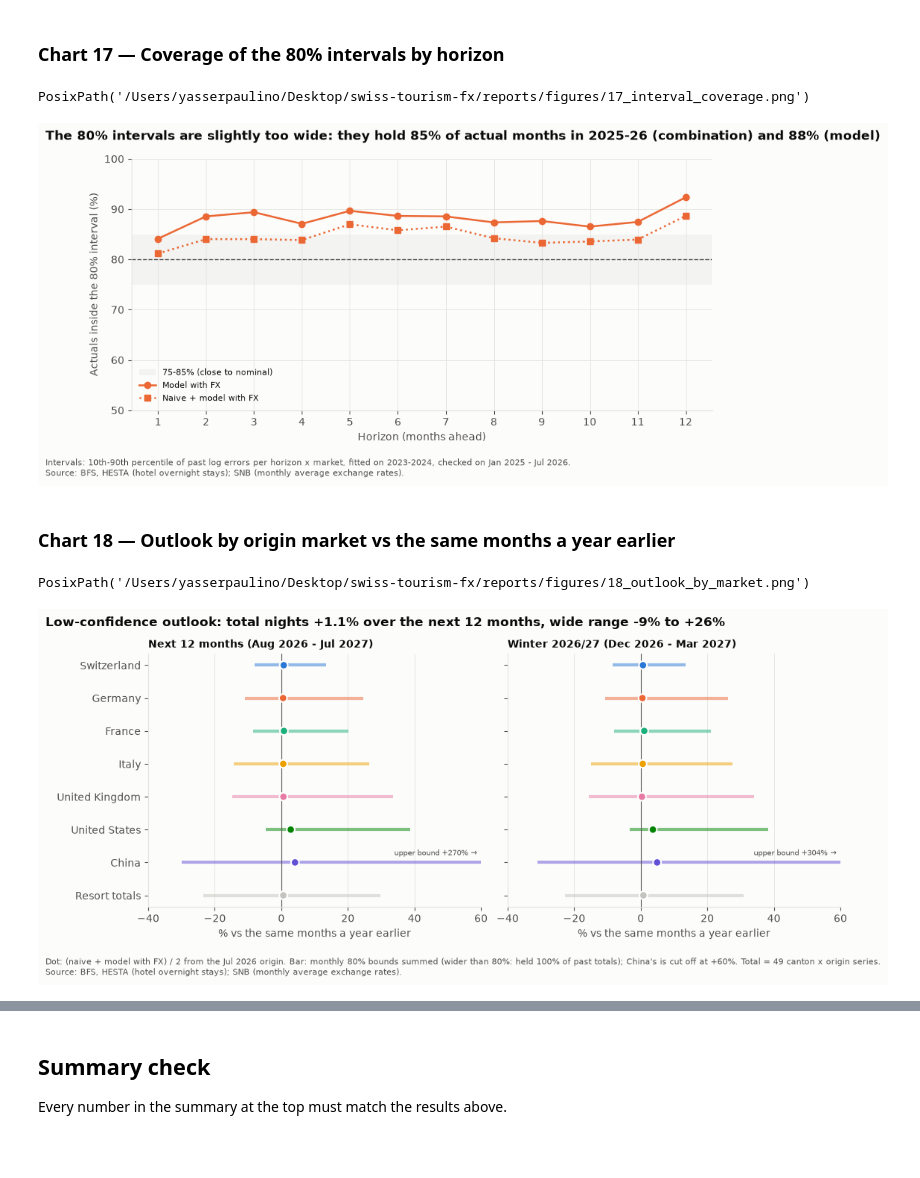
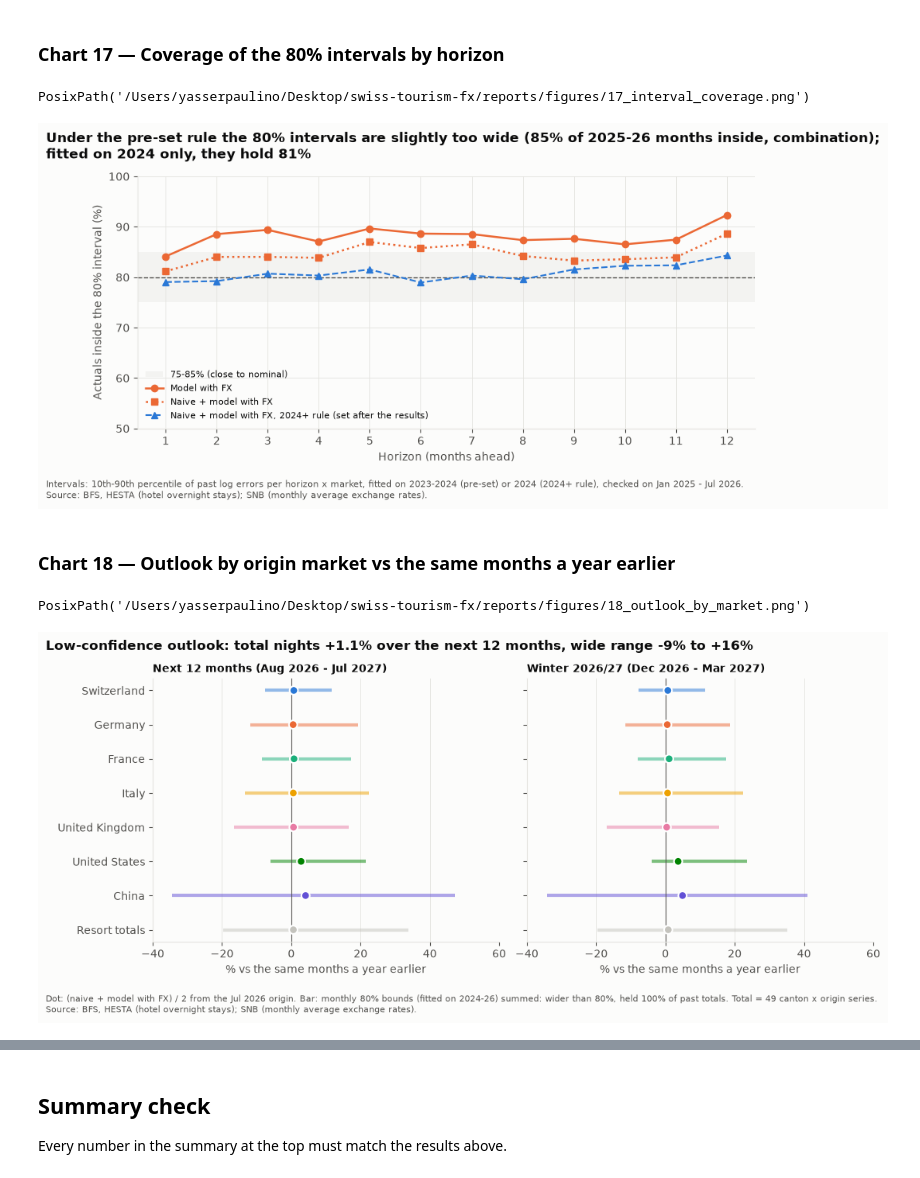
Before and after one commit to Pauulinooo/swiss-tourism-fx, a Jupyter notebook: notebooks/05_long_horizon.ipynb, the cells around one changed output, grey strips where cells are left out. Drawn from its saved outputs; the diff is of its cells as text; code cells hidden in the pictures; blank space fills up the shorter version.

```diff
--- a/notebooks/05_long_horizon.ipynb
+++ b/notebooks/05_long_horizon.ipynb
@@ -154,6 +158,8 @@ display(w12.round(2))
 # %%
-q_cal = ol.interval_quantiles(res, calibration_only=True)
-q_all = ol.interval_quantiles(res, calibration_only=False)
+q_cal = ol.interval_quantiles(res, "check_preset")      # pre-set coverage check: fitted on 2023-2024
+q_all = ol.interval_quantiles(res, "preset")            # pre-set rule for the outlook: all 43 months
+q_c24 = ol.interval_quantiles(res, "check_2024")        # 2024+ rule, coverage check: fitted on 2024
+q_fwd = ol.interval_quantiles(res, "forward")           # 2024+ rule for the outlook: Jan 2024 - Jul 2026
 ev = ol.with_intervals(res[res["target_date"] >= lh.EVAL_START], q_cal)
 print(f"calibration: {res[res['target_date'] <= lh.CALIB_END]['target_date'].nunique()} target months | "
       f"check: {ev['target_date'].nunique()} target months, {len(ev):,} forecasts")
@@ -210,0 +221,15 @@ Median interval width (combination), % of the forecast: h = 1 47%, h = 6 45%, h
+# %%
+ev24 = ol.with_intervals(res[res["target_date"] >= lh.EVAL_START], q_c24)
+c24 = cov(ev24, []).iloc[0]
+cov_h24 = cov(ev24, ["h"]).set_index("h")
+cov_m24 = cov(ev24, ["market"]).set_index("market").reindex(MARKET_ORDER)
+cmp_m = pd.concat({"pre-set (2023-2024)": cov_m[["model_fx", "combo_fx"]], "2024+ (2024)": cov_m24[["model_fx", "combo_fx"]]}, axis=1)
+display(cmp_m.round(1))
+width24 = ev24.assign(w=100 * (ev24["combo_upper_80"] - ev24["combo_lower_80"]) / ev24["combo_fx"]).groupby("h")["w"].median()
+print(f"Overall coverage, 2024+ rule: model with FX {c24.model_fx:.1f}%, combination {c24.combo_fx:.1f}% "
+      f"(pre-set rule: {c.model_fx:.1f}% / {c.combo_fx:.1f}%)")
+print(f"Horizons close to nominal (75-85%), combination: {int(cov_h24['combo_fx'].map(close).sum())}/12 "
+      f"(pre-set rule: {int(cov_h['combo_fx'].map(close).sum())}/12) | range by horizon "
+      f"{cov_h24['combo_fx'].min():.1f}-{cov_h24['combo_fx'].max():.1f}%")
+print(f"Median width (combination): h = 1 {width24[1]:.0f}%, h = 12 {width24[12]:.0f}% "
+      f"(pre-set rule: {width_h[1]:.0f}% / {width_h[12]:.0f}%)")
@@ -378,21 +453,23 @@ PosixPath('/Users/yasserpaulino/Desktop/swiss-tourism-fx/reports/figures/16_wape
 # %%
 fig, ax = plt.subplots(figsize=(10, 4.8))
 ax.axhspan(75, 85, color=GREY, alpha=0.15, lw=0, label="75-85% (close to nominal)")
 ax.axhline(80, color=INK_SOFT, lw=1, ls="--")
 ax.plot(cov_h.index, cov_h["model_fx"], marker="o", lw=1.8, color=SLOTS[1], label="Model with FX")
 ax.plot(cov_h.index, cov_h["combo_fx"], marker="s", lw=1.8, ls=":", color=SLOTS[1], label="Naive + model with FX")
+ax.plot(cov_h24.index, cov_h24["combo_fx"], marker="^", lw=1.5, ls="--", color=SLOTS[0],
+        label="Naive + model with FX, 2024+ rule (set after the results)")
 ax.set_xticks(list(lh.HORIZONS_LONG)); ax.set_ylim(50, 100)
 ax.set_xlabel("Horizon (months ahead)"); ax.set_ylabel("Actuals inside the 80% interval (%)")
 ax.legend(fontsize=8, loc="lower left")
-fig.suptitle(f"The 80% intervals are slightly too wide: they hold {c.combo_fx:.0f}% of actual months in 2025-26 "
-             f"(combination) and {c.model_fx:.0f}% (model)", x=0.01, ha="left", fontsize=12, fontweight="bold")
+fig.suptitle(f"Under the pre-set rule the 80% intervals are slightly too wide ({c.combo_fx:.0f}% of 2025-26 months inside, "
+             f"combination);\nfitted on 2024 only, they hold {c24.combo_fx:.0f}%", x=0.01, ha="left", fontsize=12, fontweight="bold")
 add_source(fig, SOURCE_BFS_SNB + ".", "Intervals: 10th-90th percentile of past log errors per horizon x market, "
-           "fitted on 2023-2024, checked on Jan 2025 - Jul 2026.")
-fig.subplots_adjust(bottom=0.2, top=0.9)
+           "fitted on 2023-2024 (pre-set) or 2024 (2024+ rule), checked on Jan 2025 - Jul 2026.")
+fig.subplots_adjust(bottom=0.2, top=0.86)
 save(fig, "17_interval_coverage")
 # %% [output]
 PosixPath('/Users/yasserpaulino/Desktop/swiss-tourism-fx/reports/figures/17_interval_coverage.png')
-[figure, old version]
+[figure, new version]
 # %% [markdown]
 ### Chart 18 — Outlook by origin market vs the same months a year earlier
 # %%
@@ -405,7 +482,7 @@ for ax, (t, title) in zip(axes, [(o_m12, "Next 12 months (Aug 2026 - Jul 2027)")
     ax.scatter(t["combo_fx_vs_ly_pct"], y, color=col, s=60, zorder=3, edgecolor="white", linewidth=1.5)
     ax.axvline(0, color=INK_SOFT, lw=0.8)
     ax.set_yticks(y, MARKET_ORDER); ax.grid(axis="y", visible=False)
-    XMAX = 60      # China's upper bound (2023 rebound in the errors) would hide every other market
+    XMAX = 60      # keeps the markets readable if an upper bound is very wide
     ax.set_xlim(-40, XMAX)
     for yy, (m, r) in zip(y, t.iterrows()):
         if r["combo_upper_80_vs_ly_pct"] > XMAX:
@@ -416,13 +493,14 @@ for ax, (t, title) in zip(axes, [(o_m12, "Next 12 months (Aug 2026 - Jul 2027)")
 fig.suptitle(f"Low-confidence outlook: total nights {pct(tot12['combo_fx'], ly12):+.1f}% over the next 12 months, "
              f"wide range {pct(tot12['combo_lower_80'], ly12):+.0f}% to {pct(tot12['combo_upper_80'], ly12):+.0f}%",
              x=0.01, ha="left", fontsize=12, fontweight="bold")
-add_source(fig, SOURCE_BFS_SNB + ".", "Dot: (naive + model with FX) / 2 from the Jul 2026 origin. Bar: monthly 80% bounds summed "
-           "(wider than 80%: held 100% of past totals); China's is cut off at +60%. Total = 49 canton x origin series.")
+cut = " Bars cut off at +60%." if (pd.concat([o_m12, o_mw])["combo_upper_80_vs_ly_pct"] > XMAX).any() else ""
+add_source(fig, SOURCE_BFS_SNB + ".", "Dot: (naive + model with FX) / 2 from the Jul 2026 origin. Bar: monthly 80% bounds (fitted on 2024-26) "
+           "summed: wider than 80%, held 100% of past totals." + cut + " Total = 49 canton x origin series.")
 fig.subplots_adjust(bottom=0.2, top=0.88, wspace=0.08)
 save(fig, "18_outlook_by_market")
 # %% [output]
 PosixPath('/Users/yasserpaulino/Desktop/swiss-tourism-fx/reports/figures/18_outlook_by_market.png')
-[figure, old version]
+[figure, new version]
 # %% [markdown]
 ## Limitations
 
```
Also changed, not shown: parts of 14 cells of this notebook, 2 other files.
